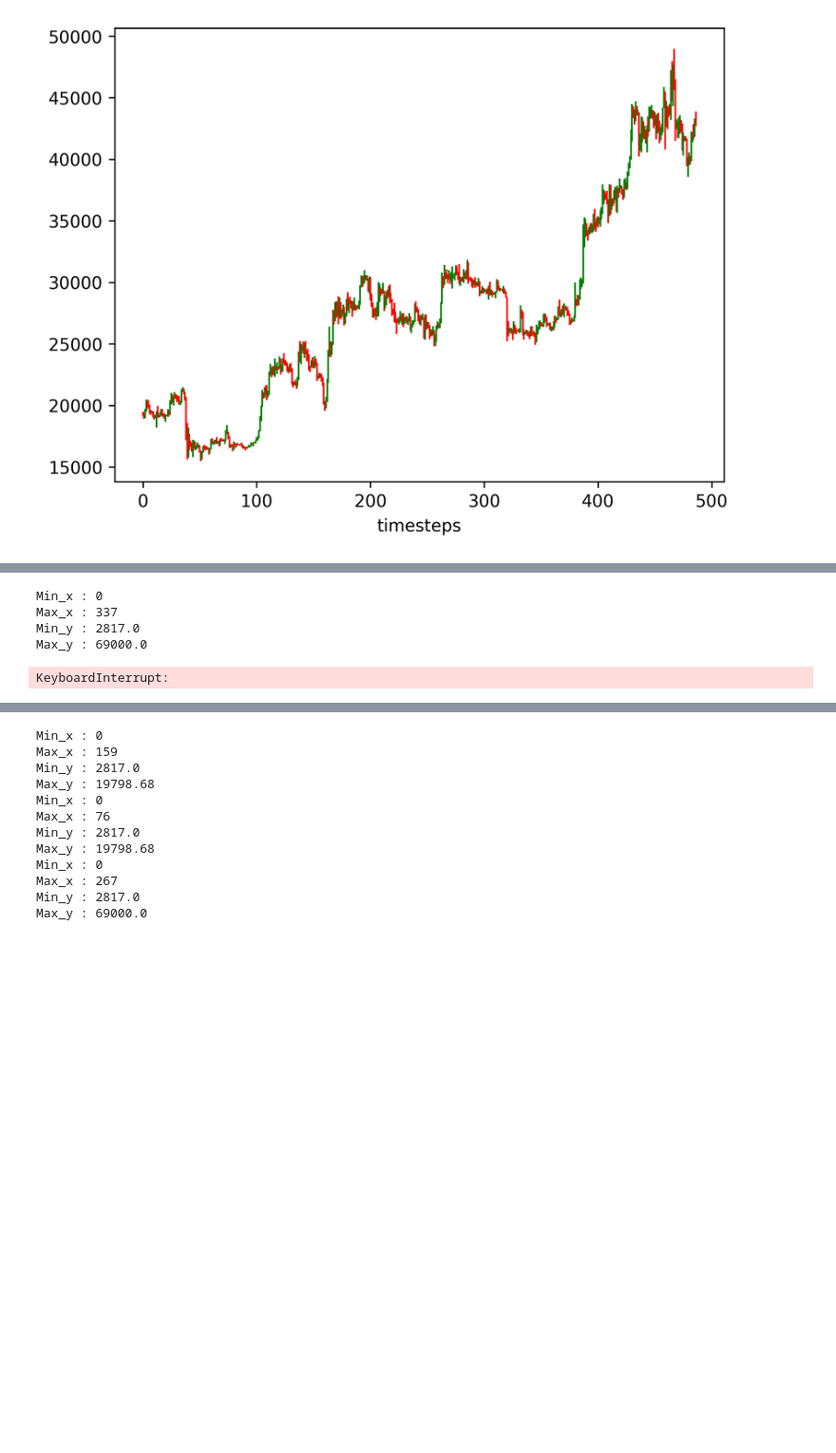
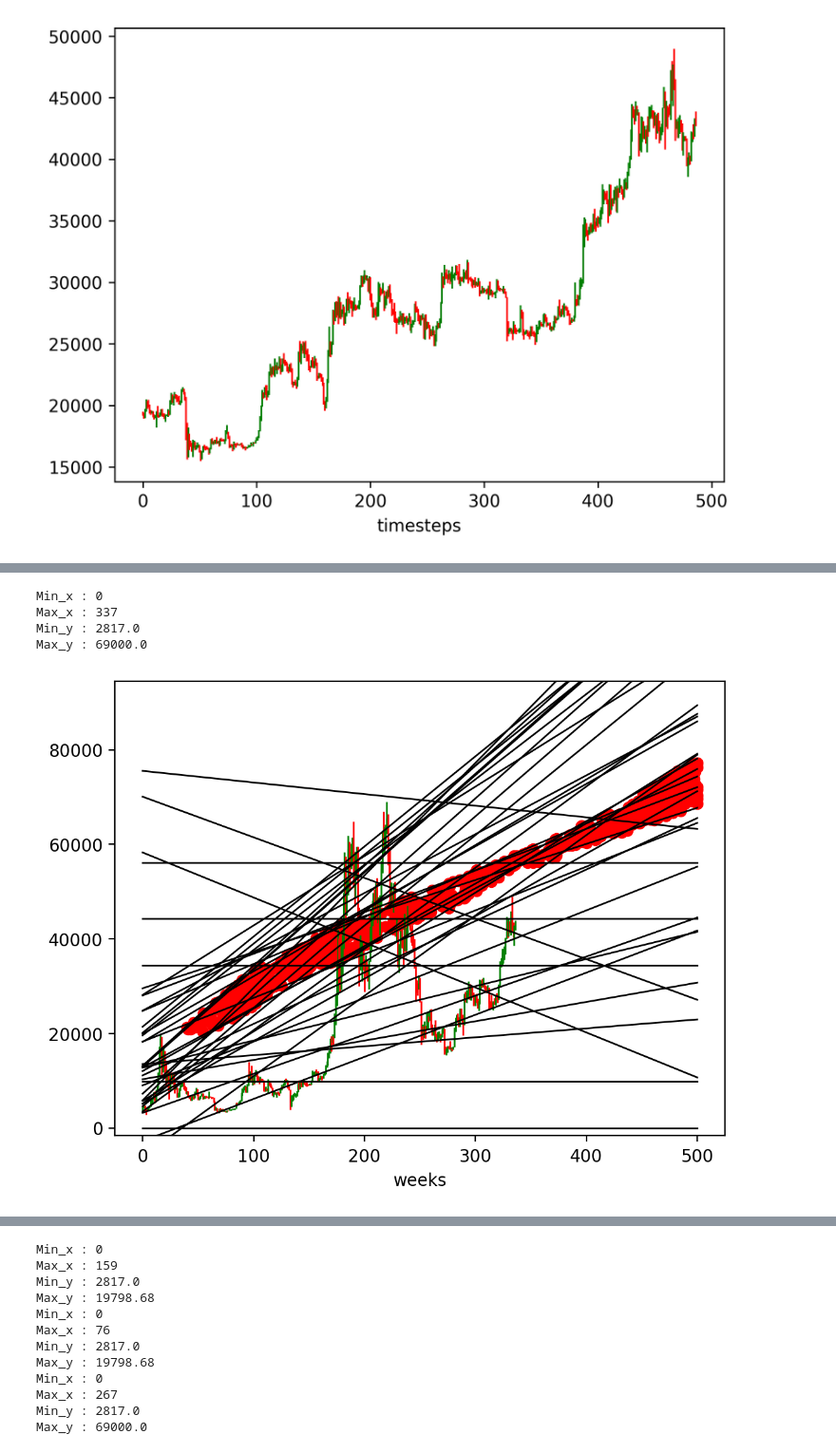
Before and after one commit to ochaff/Get_Data_BTC, a Jupyter notebook: Plot_candlecharts.ipynb, the cells around one changed output, grey strips where cells are left out. Shown at 95% size. Cells and saved outputs as stored; diff of their text form; code cells hidden in the pictures; blank space fills up the shorter version.

Commit message:
Added plot function

```diff
--- a/Plot_candlecharts.ipynb
+++ b/Plot_candlecharts.ipynb
@@ -163,12 +163,12 @@ def evaluate_MC(point, list_coef) :
             score -= 1
     return score
 
-x_interval = [337,500]
+x_interval = [0,500]
 y_interval = [20000,100000]
 
 list_point_MC = []
 
-for i in range(2000) :
+for i in range(10000) :
     random_x = random.randint(x_interval[0], x_interval[1])
     random_y = random.randint(y_interval[0], y_interval[1])
     score = evaluate_MC((random_x,random_y), new_f_list)
@@ -229,35 +177,29 @@ for i in range(50000) :
 # %%
 df_weekly = pd.read_csv('BTC_BinWeekly.csv')
 start_date = "2017-08-21"
 end_date = "2024-01-31"
 filename = start_date + "_" + end_date
 mask = (df_weekly["date"] > start_date) & (df_weekly["date"] <= end_date)
 df_weekly_date = df_weekly.loc[mask]
 
 min_coloumn = df_weekly_date.min(axis=0)
 max_coloumn = df_weekly_date.max(axis=0)
 min_y = min_coloumn['low']
 max_y = max_coloumn['high']
 
 min_x = 0
 max_x = len(df_weekly_date.index)
-name_list = [50,100,1000,2000,4000,5000,8000,10000]
 
 print("Min_x : " + str(min_x))
 print("Max_x : " + str(max_x))
 print("Min_y : " + str(min_y))
 print("Max_y : " + str(max_y))
 
 filename_xlim = filename + "xlim_500"
-
-# candleplot(df_weekly_date, savefig= True, filename=filename)
-for i,elt in enumerate(name_list) :
-    name = str(elt)
-    cur_filename = filename + name
-    candleplot_2026(df_weekly_date, savefig= True, filename=cur_filename, MC_point = list_of_list[i])
+candleplot_2026(df_weekly_date, savefig= True, filename=filename_xlim, MC_point = list_point_MC, points=new_draw_list)
 # %% [output]
 Min_x : 0
 Max_x : 337
 Min_y : 2817.0
 Max_y : 69000.0
-KeyboardInterrupt:
+[figure, added]
```
Also changed, not shown: parts of 5 cells of this notebook, 4 other files.
